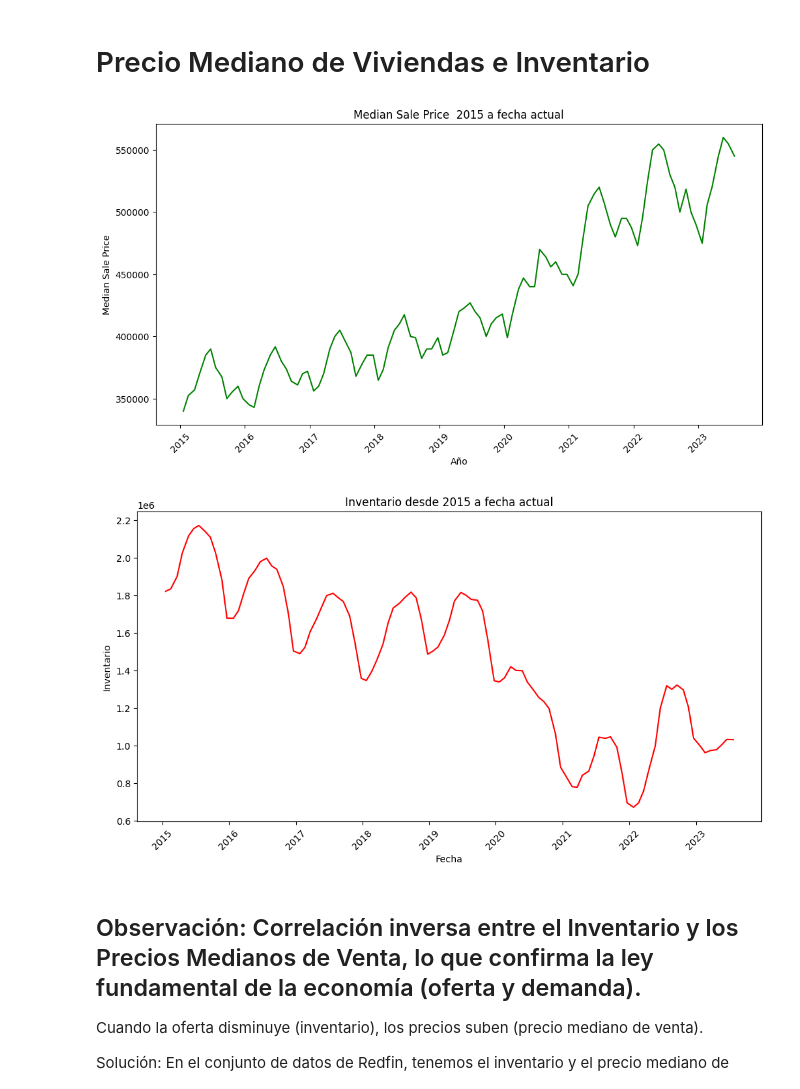
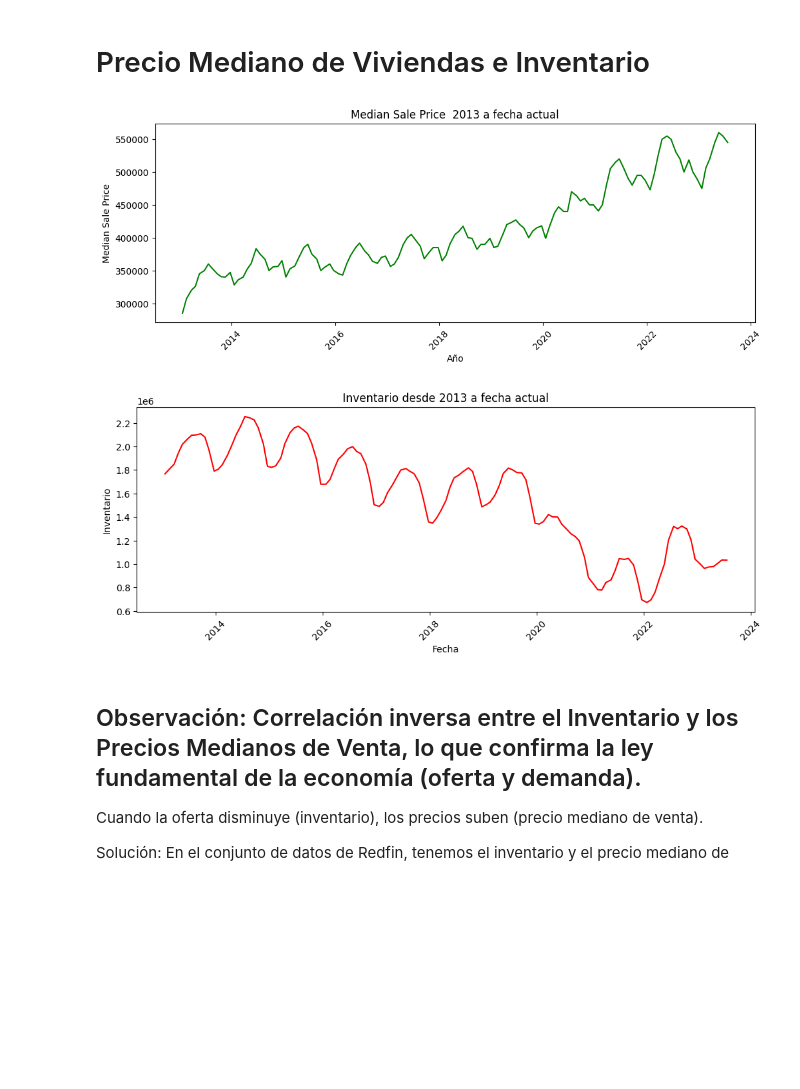
Before and after one commit to MRCSIBR/PF_GRUPO, a Jupyter notebook: AnalisisMacro/notebook.ipynb, the cells around one changed output. Cells and saved outputs as stored; diff of their text form; code cells hidden in the pictures; blank space fills up the shorter version.

```diff
--- a/AnalisisMacro/notebook.ipynb
+++ b/AnalisisMacro/notebook.ipynb
@@ -54,8 +47,8 @@ El mes con menor cantidad de nuevos listados 'new listings' es Diciembre.
 # Convert 'Week of Period End' to a datetime object
 df['Period End'] = pd.to_datetime(df['Week of Period End'])
 
-# Filter data for years starting from 2015
-df = df[df['Period End'].dt.year >= 2015]
+# Filter data for years starting from 2013
+df = df[df['Period End'].dt.year >= 2013]
 
 # Set 'Period End' as the index
 df.set_index('Period End', inplace=True)
@@ -64,10 +57,10 @@ df.set_index('Period End', inplace=True)
 monthly_new_listings = df['New Listings'].resample('M').sum()
 
 # Plot the data
-plt.figure(figsize=(12, 6))
+plt.figure(figsize=(12, 4))
 monthly_new_listings.plot()
 plt.xlabel('Año')
 plt.ylabel('Monthly New Listings')
-plt.title('Nuevos Listados por mes desde 2015')
+plt.title('Nuevos Listados por mes desde 2013')
 plt.show()
 # %% [output]
@@ -140,34 +133,34 @@ plt.show()
 # Precio Mediano de Viviendas e Inventario
 # %%
 # Filtrar la data para el rango deseado
-filtered_df = df[df['date'].dt.year >= 2015]
+filtered_df = df[df['date'].dt.year >= 2013]
 
 # Group the data by date and calculate the median sale price
 median_price = filtered_df.groupby('date')['Median Sale Price'].median()
 
 # Group the data by date and calculate the inventory
 inventory = filtered_df.groupby('date')['Inventory'].sum()
 
 # Plot the median sale price
-plt.figure(figsize=(12, 6))
+plt.figure(figsize=(12, 4))
 plt.plot(median_price.index, median_price.values, color='green')
 plt.xlabel('Año')
 plt.ylabel('Median Sale Price')
-plt.title('Median Sale Price  2015 a fecha actual')
+plt.title('Median Sale Price  2013 a fecha actual')
 plt.xticks(rotation=45)
 plt.show()
 
 # Plot the inventory
-plt.figure(figsize=(12, 6))
+plt.figure(figsize=(12, 4))
 plt.plot(inventory.index, inventory.values, color='red')
 plt.xlabel('Fecha')
 plt.ylabel('Inventario')
-plt.title('Inventario desde 2015 a fecha actual')
+plt.title('Inventario desde 2013 a fecha actual')
 plt.xticks(rotation=45)
 plt.show()
 # %% [output]
-[figure, old version]
+[figure, new version]
-[figure, old version]
+[figure, new version]
 # %% [markdown]
 ## Observación: Correlación inversa entre el Inventario y los Precios Medianos de Venta, lo que confirma la ley fundamental de la economía (oferta y demanda).
 
```
Also changed, not shown: parts of 9 cells of this notebook.
